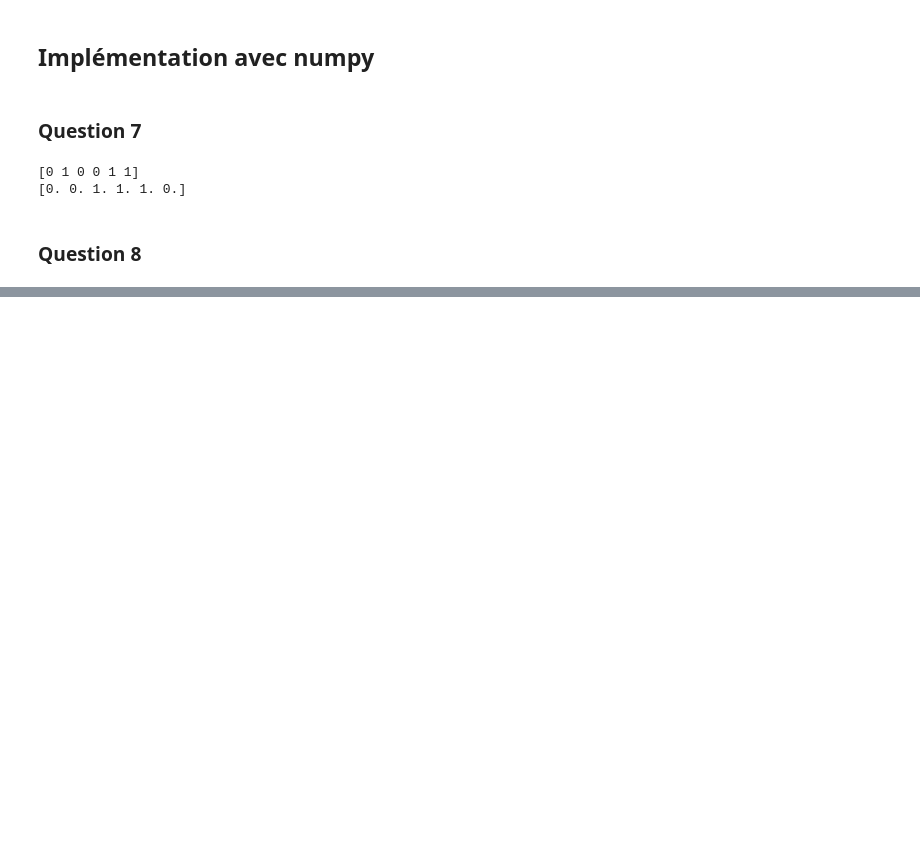
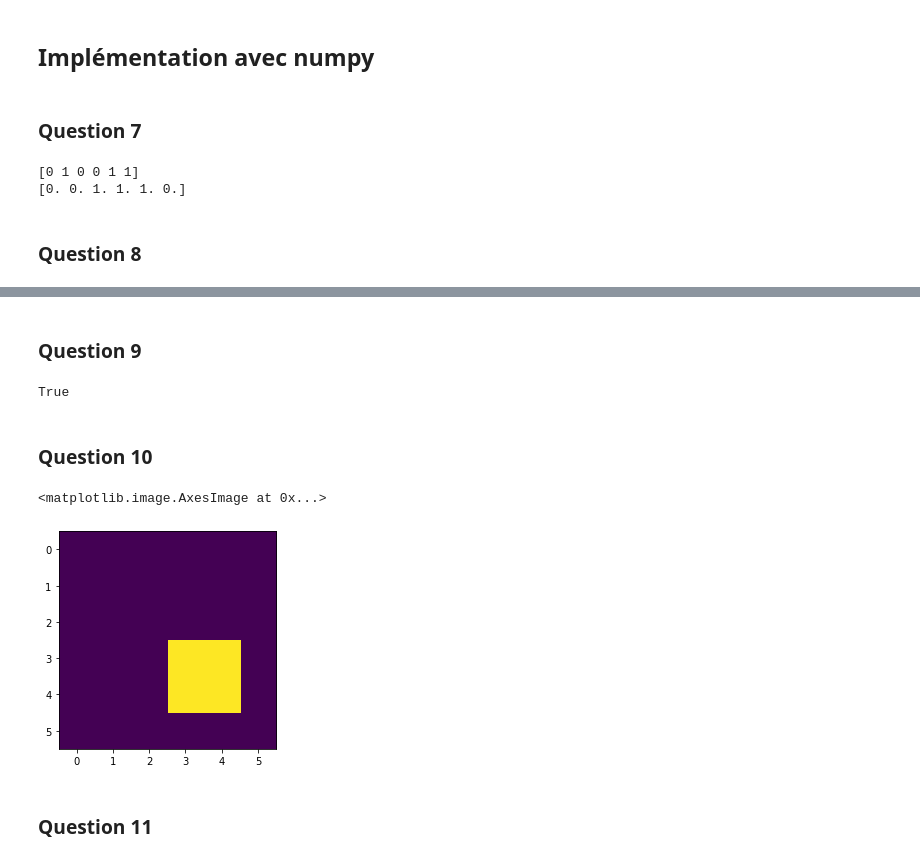
Before and after one commit to fanchonherman/TP_jeu_vie, a Jupyter notebook: notebook_HMMA238_fanchonherman.ipynb, the cells around one changed output, grey strips where cells are left out. Saved outputs shown, nothing was run; the diff lists cells and outputs as text; code cells hidden in the pictures; blank space fills up the shorter version.

Commit message:
réalisation de la question 10

```diff
--- a/notebook_HMMA238_fanchonherman.ipynb
+++ b/notebook_HMMA238_fanchonherman.ipynb
@@ -153,0 +163,44 @@ print(N)
+# %% [markdown]
+### Question 9
+# %%
+def iteration_jeu_np(Z):
+    Z = np.array(Z)
+    N = calcul_nb_voisins_np(Z)
+    for x in range(1,np.shape(Z)[0]-1):
+        for y in range(1,np.shape(Z)[1]-1):
+            if Z[x][y] == 1 and (N[x][y] < 2 or N[x][y] > 3):
+                Z[x][y] = 0
+            elif Z[x][y] == 0 and N[x][y] == 3:
+                    Z[x][y] = 1
+    return Z
+# %%
+Z = [[0,0,0,0,0,0],
+     [0,0,0,1,0,0],
+     [0,1,0,1,0,0],
+     [0,0,1,1,0,0],
+     [0,0,0,0,0,0],
+     [0,0,0,0,0,0]]
+iteration_jeu_np(Z)
+np.allclose(iteration_jeu_np(Z),iteration_jeu(Z))  #verification
+# %% [output]
+True
+# %% [markdown]
+### Question 10
+# %%
+def jeu_np(Z_in,nb_iter):
+    for i in range(1,nb_iter+1):
+        Z_in = iteration_jeu_np(Z_in)
+    return (Z_in)
+# %%
+Z = [[0,0,0,0,0,0],
+     [0,0,0,1,0,0],
+     [0,1,0,1,0,0],
+     [0,0,1,1,0,0],
+     [0,0,0,0,0,0],
+     [0,0,0,0,0,0]]
+plt.imshow(jeu_np(Z,7))
+# %% [output]
+<matplotlib.image.AxesImage at 0x...>
+[figure, added]
+# %% [markdown]
+### Question 11
```
Also changed, not shown: parts of 7 cells of this notebook.
